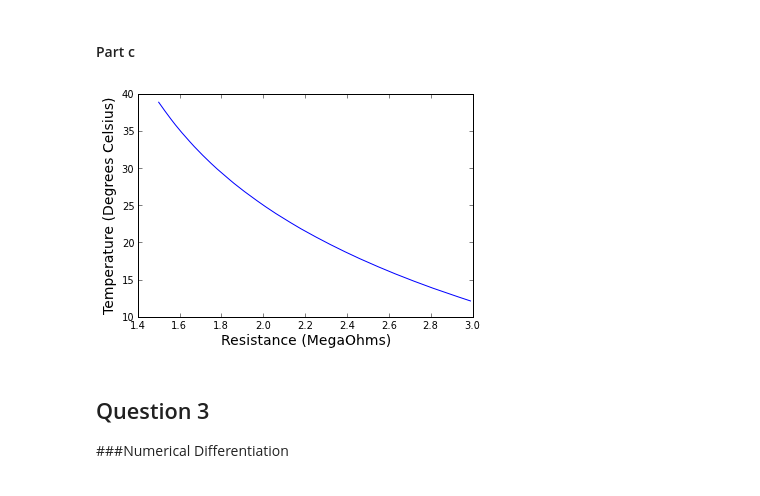
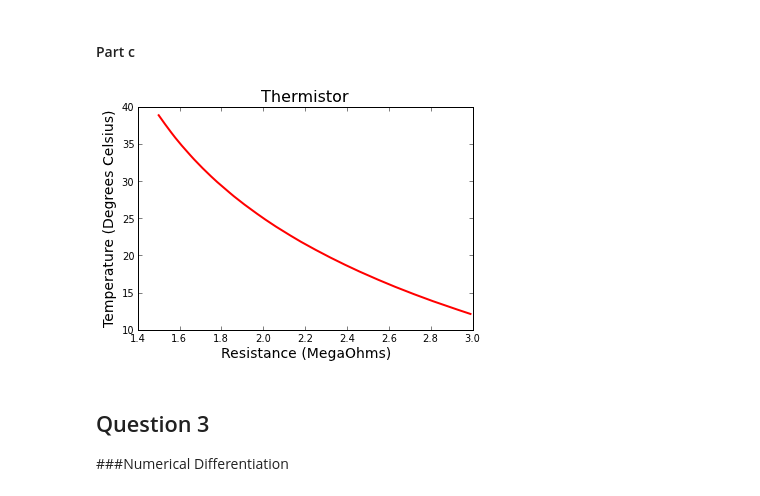
Before and after one commit to bcoit/Phys202-S13, a Jupyter notebook: Week4/InterpAndDiffEx3.ipynb, the cells around one changed output. Cells and saved outputs as stored; diff of their text form; code cells hidden in the pictures.

```diff
--- a/Week4/InterpAndDiffEx3.ipynb
+++ b/Week4/InterpAndDiffEx3.ipynb
@@ -57,12 +57,13 @@ print Temp(2.500)
 #### Part c
 # %%
 Resistance = arange(1.5,3.0,.01)
-plot(Resistance, Temp(Resistance))
+plot(Resistance, Temp(Resistance),color='red',linewidth=2)
+title('Thermistor',fontsize=16)
 xlabel('Resistance (MegaOhms)',fontsize = 14)
 ylabel('Temperature (Degrees Celsius)',fontsize = 14)
 show()
 # %% [output]
-[figure, old version]
+[figure, new version]
 # %% [markdown]
 Question 3
 -
```
Also changed, not shown: parts of 10 cells of this notebook, 1 other file.
